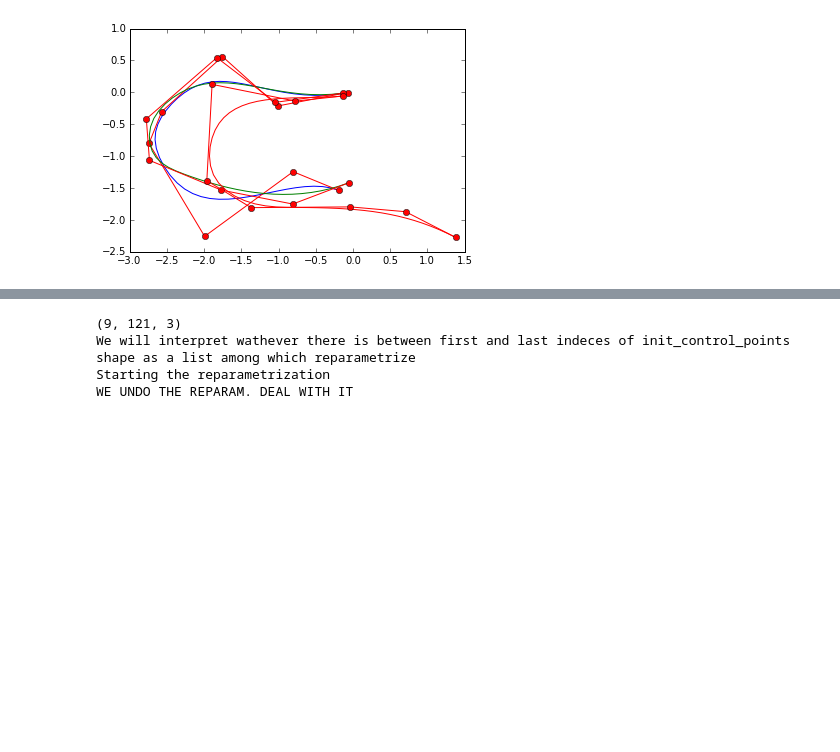
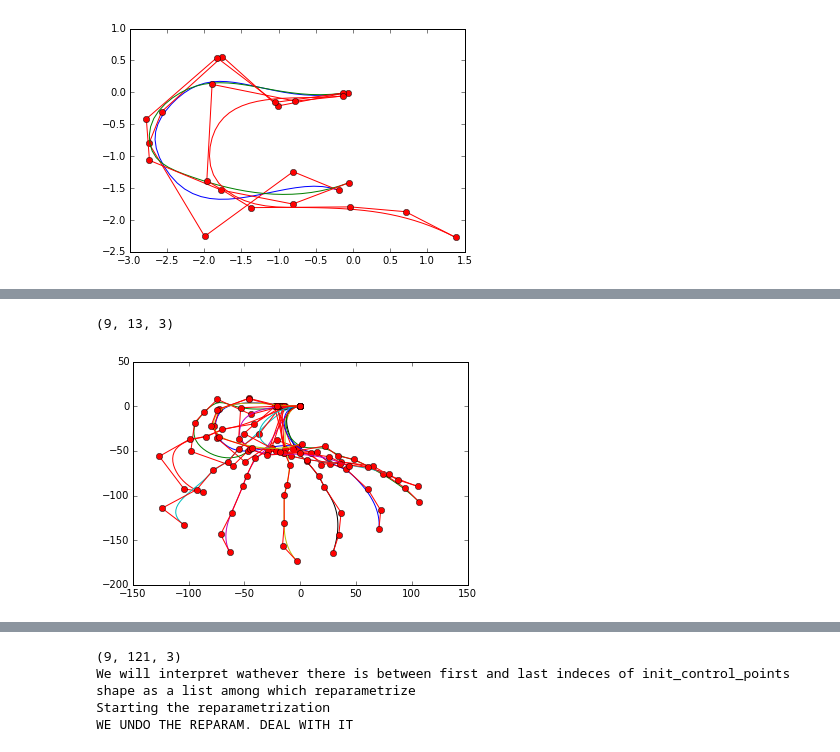
Before and after one commit to nicola-giuliani/ePICURE, a Jupyter notebook: Guasto.ipynb, the cells around one changed output, grey strips where cells are left out. Saved outputs shown, nothing was run; the diff lists cells and outputs as text; code cells hidden in the pictures; blank space fills up the shorter version.

Commit message:
constrained arclength

```diff
--- a/Guasto.ipynb
+++ b/Guasto.ipynb
@@ -156,3 +167,24 @@ print Guasto_CP_rep.shape[1]
 Guasto_CP_rep[:,-1,:]=Guasto_CP_rep[:,0,:]
 
 np.save('/Users/limmerkate/giuliani-code/blender/CP_Guasto', Guasto_CP_rep[:,:-1,:])
+# %%
+from interfaces import *
+from utilities import *
+import numpy as np
+%pylab inline
+
+CP_rep_arclength = np.zeros([vsl_long.n_dofs, frames_per_stroke, 3])
+Guasto_CP_plus1 = np.zeros([vsl_long.n_dofs, frames_per_stroke, 3])
+for i in range(frames_per_stroke):
+    points = np.zeros([points_per_frame[i],2])
+    if i == 0:
+        start_index = 0
+    else:
+        start_index = int(np.sum(points_per_frame[:(i)]))
+    points = Guasto[start_index:(start_index+points_per_frame[i]),2:]
+    print points.shape
+    #print points
+    t = np.linspace(0,1,points_per_frame[i])
+    Guasto_CP_plus1[:,i,:2] = least_square_by_points(vsl_long, points, t)
+new_arky_long = ArcLengthParametrizer(vsl_long, Guasto_CP_plus1[:,:,:], 2, 1)
+Guasto_CP_rep_arclength = new_arky_long.reparametrize()
@@ -158,0 +209,16 @@ np.save('/Users/limmerkate/giuliani-code/blender/CP_Guasto', Guasto_CP_rep[:,:-1
+# %%
+print Guasto_CP_rep_arclength.shape
+ant_long = Antenna(Guasto_CP_rep_arclength, vsl_long)
+
+for i in range(frames_per_stroke):
+    ant_long.plot(i)
+
+#xlim([-10,10])
+#ylim([-10,10])
+
+#print Guasto_CP_rep_arclength[0,:,:]
+#print Guasto_CP_rep_arclength[1,:,:]
+#print new_arky_long.rhsinit
+# %% [output]
+(9, 13, 3)
+[figure, added]
```
Also changed, not shown: parts of 8 cells of this notebook, 2 other files.
